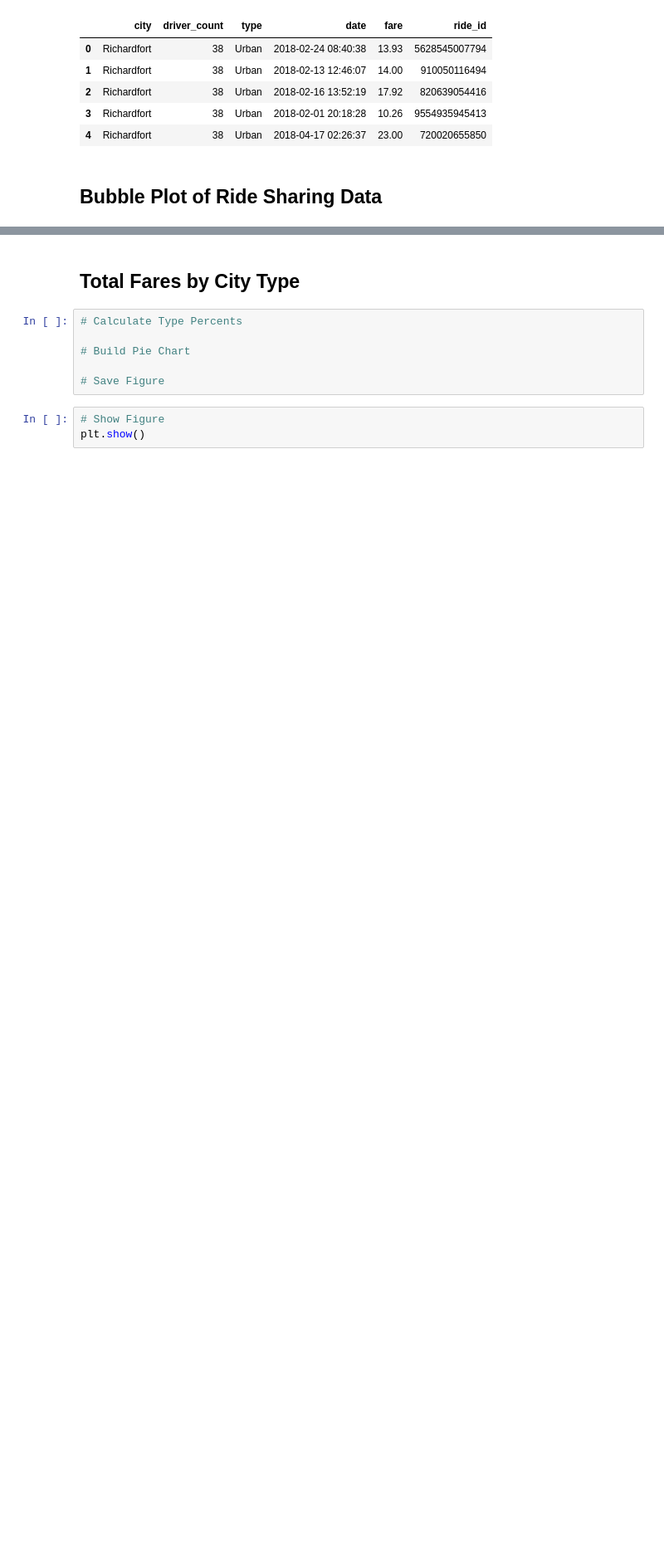
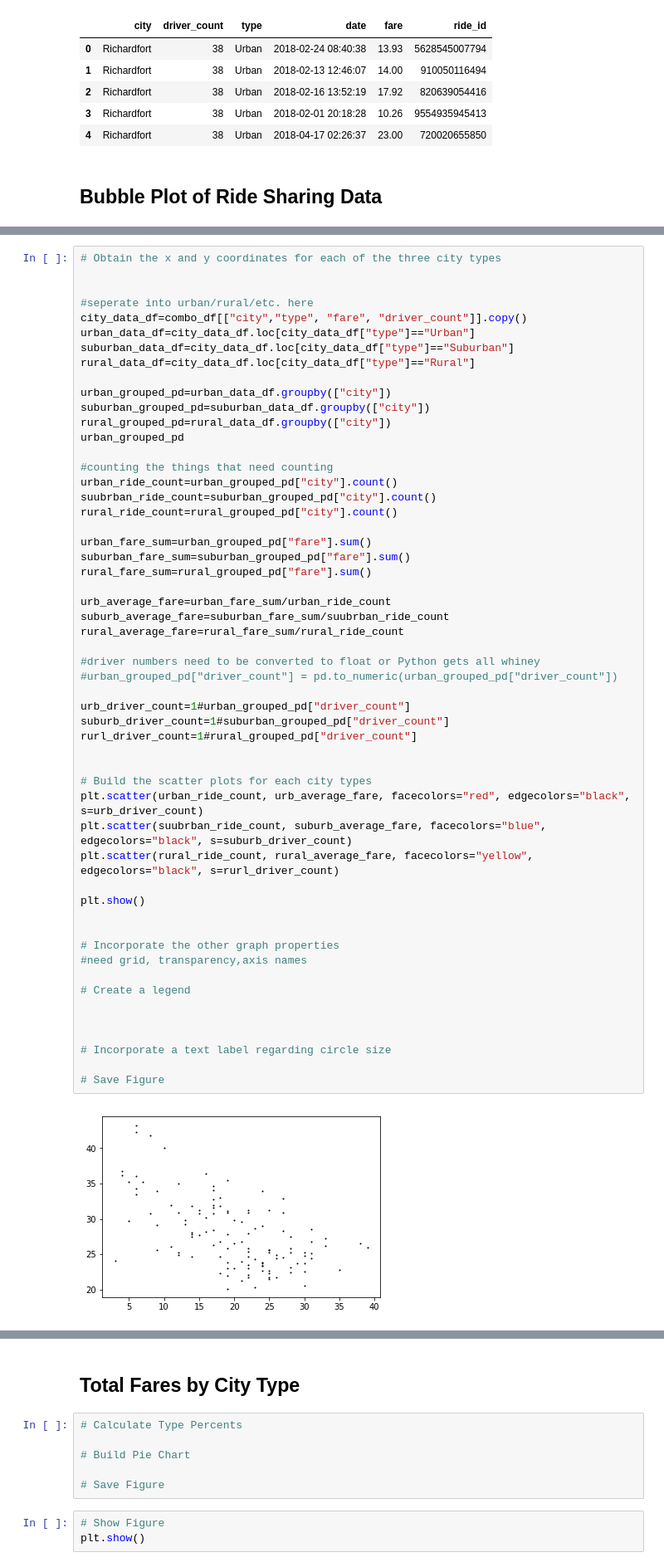
Before and after one commit to nicholasiii/Homework5, a Jupyter notebook: Pyber/pyber_starter.ipynb, the cells around one changed output, grey strips where cells are left out. Shown: that part at 83% size. Drawn from its saved outputs; the diff is of its cells as text; blank space fills up the shorter version.

```diff
--- a/Pyber/pyber_starter.ipynb
+++ b/Pyber/pyber_starter.ipynb
@@ -67,0 +32,56 @@ plt.scatter(ride_count, average_fare, facecolors="red", edgecolors="black", s=ri
+# %%
+# Obtain the x and y coordinates for each of the three city types
+
+
+#seperate into urban/rural/etc. here
+city_data_df=combo_df[["city","type", "fare", "driver_count"]].copy()
+urban_data_df=city_data_df.loc[city_data_df["type"]=="Urban"]
+suburban_data_df=city_data_df.loc[city_data_df["type"]=="Suburban"]
+rural_data_df=city_data_df.loc[city_data_df["type"]=="Rural"]
+
+urban_grouped_pd=urban_data_df.groupby(["city"])
+suburban_grouped_pd=suburban_data_df.groupby(["city"])
+rural_grouped_pd=rural_data_df.groupby(["city"])
+urban_grouped_pd
+
+#counting the things that need counting
+urban_ride_count=urban_grouped_pd["city"].count()
+suubrban_ride_count=suburban_grouped_pd["city"].count()
+rural_ride_count=rural_grouped_pd["city"].count()
+
+urban_fare_sum=urban_grouped_pd["fare"].sum()
+suburban_fare_sum=suburban_grouped_pd["fare"].sum()
+rural_fare_sum=rural_grouped_pd["fare"].sum()
+
+urb_average_fare=urban_fare_sum/urban_ride_count
+suburb_average_fare=suburban_fare_sum/suubrban_ride_count
+rural_average_fare=rural_fare_sum/rural_ride_count
+
+#driver numbers need to be converted to float or Python gets all whiney
+#urban_grouped_pd["driver_count"] = pd.to_numeric(urban_grouped_pd["driver_count"])
+
+urb_driver_count=1#urban_grouped_pd["driver_count"]
+suburb_driver_count=1#suburban_grouped_pd["driver_count"]
+rurl_driver_count=1#rural_grouped_pd["driver_count"]
+
+
+# Build the scatter plots for each city types
+plt.scatter(urban_ride_count, urb_average_fare, facecolors="red", edgecolors="black", s=urb_driver_count)
+plt.scatter(suubrban_ride_count, suburb_average_fare, facecolors="blue", edgecolors="black", s=suburb_driver_count)
+plt.scatter(rural_ride_count, rural_average_fare, facecolors="yellow", edgecolors="black", s=rurl_driver_count)
+
+plt.show()
+
+
+# Incorporate the other graph properties
+#need grid, transparency,axis names
+
+# Create a legend
+
+
+
+# Incorporate a text label regarding circle size
+
+# Save Figure
+# %% [output]
+[figure, added]
```
Also changed, not shown: parts of 3 cells of this notebook.
